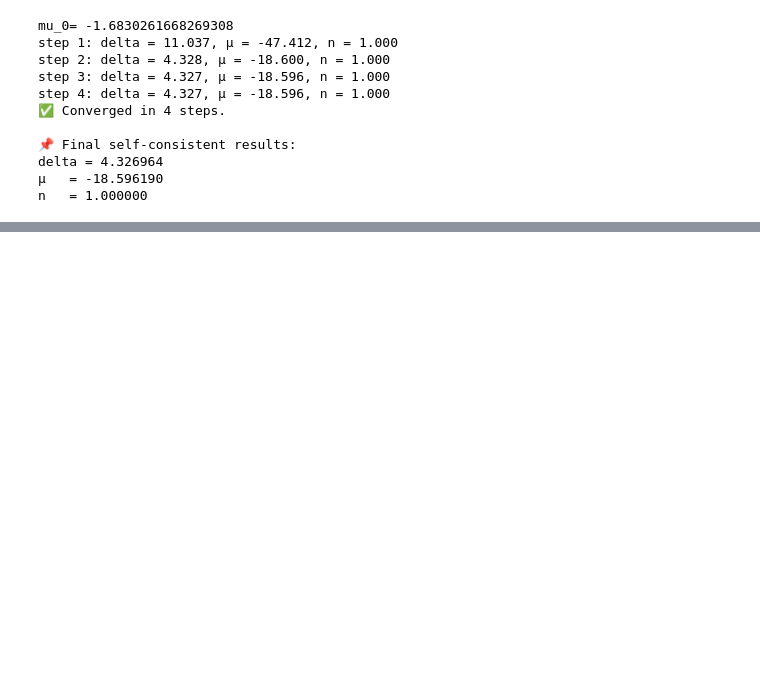
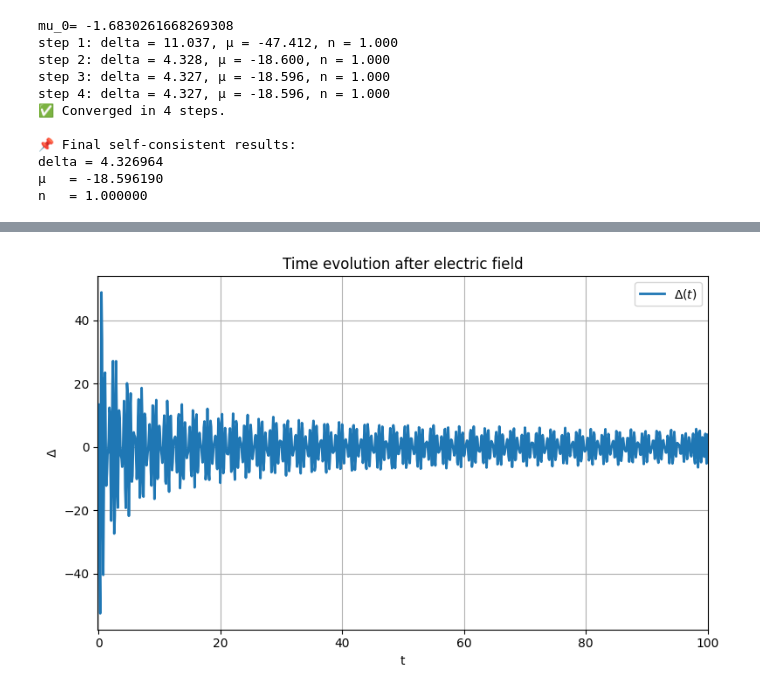
Before and after one commit to MaJaDiNu/strain-in-altermagnets, a Jupyter notebook: BSC RK4 trest.ipynb, the cells around one changed output, grey strips where cells are left out. Saved outputs shown, nothing was run; the diff lists cells and outputs as text; code cells hidden in the pictures; blank space fills up the shorter version.

```diff
--- a/BSC RK4 trest.ipynb
+++ b/BSC RK4 trest.ipynb
@@ -44,7 +44,7 @@ def sigmax_0(kx,ky,mu,delta):
     return delta*formfactor(kx,ky)/(2*Ek(t,kx,ky,mu,delta))*np.tanh(beta/2*Ek(t,KX,KY,mu,delta))
 
 def sigmaz_0(kx,ky,mu,delta):
-    return -epsilon(t,kx,ky)/(2*Ek(t,kx,ky,mu,delta))*np.tanh(beta/2*Ek(t,KX,KY,mu,delta))
+    return -epsilon(t,kx,ky,mu)/(2*Ek(t,kx,ky,mu,delta))*np.tanh(beta/2*Ek(t,KX,KY,mu,delta))
 
 def delta_0(mu,V,delta):
     return V/n_k*np.sum(formfactor(KX,KY)*sigmax_0(KX,KY,mu,delta))
@@ -117,0 +182,44 @@ n   = 1.000000
+# %%
+#parameters
+delta0 = 4.326964
+mu0   = -18.596190
+# %%
+#initial S
+S_cur=S0_vec(mu0,delta0)
+
+dt = 0.1
+t_max = 100
+n_steps = int(t_max/dt)
+
+
+delta_t = np.zeros(n_steps+1)
+deltaDelta_t = np.zeros(n_steps+1)
+
+delta_t[0] = delta0
+deltaDelta_t[0] = 0
+
+for n in range(n_steps):
+    S_cur,deltaDelta3=rk4_step(S_cur,mu0,delta_t[n],deltaDelta_t[n],dt)
+    S_cur=normalize_S(S_cur)
+    S_cur=enforce_spin_length(S_cur)
+    delta_t[n+1]=deltafromS(S_cur)
+    deltaDelta_t[n+1]=deltaDelta3
+# %%
+time = np.linspace(0, t_max, n_steps + 1)
+
+plt.figure(figsize=(8, 5))
+
+plt.plot(time, delta_t, label=r"$\Delta(t)$", linewidth=2)
+
+plt.xlabel("t")
+
+plt.ylabel(r"$\Delta$")
+plt.title("Time evolution after electric field")
+plt.xlim(-0.1,t_max)
+plt.legend()
+plt.grid(True)
+plt.tight_layout()
+plt.savefig('BCS time evo.png')
+plt.show()
+# %% [output]
+[figure, added]
```
Also changed, not shown: parts of 6 cells of this notebook, 2 other files.
